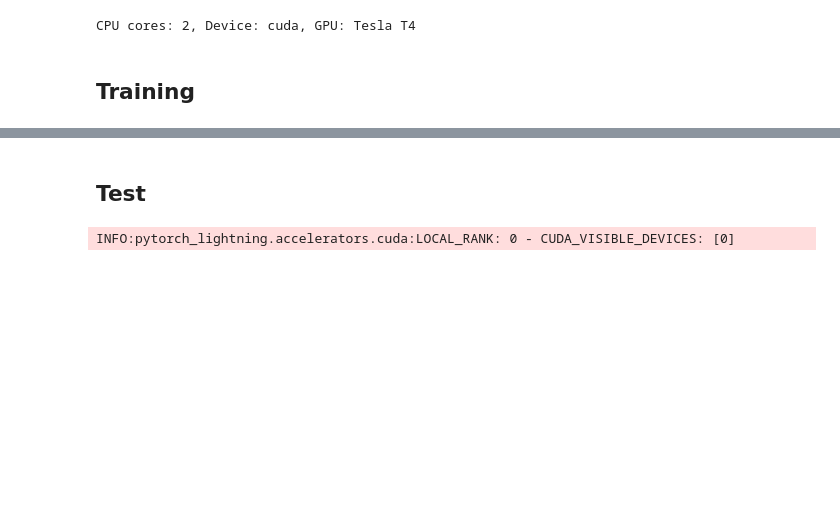
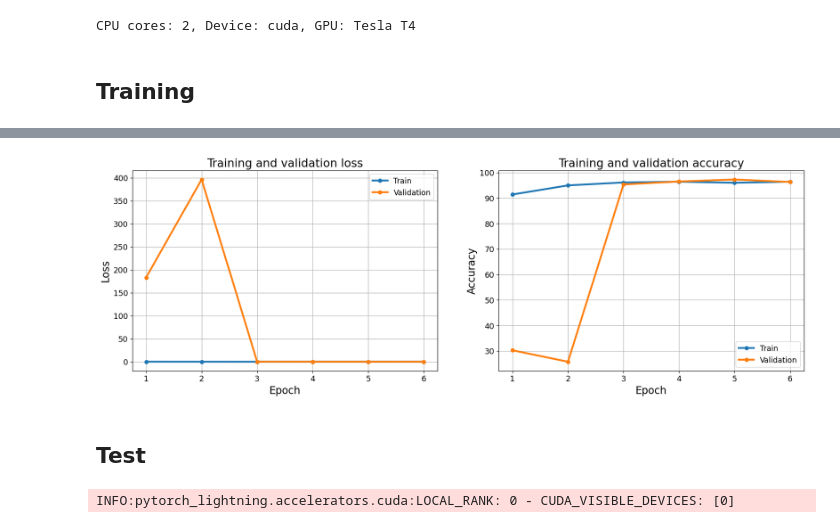
Before and after one commit to Alessandrus00/PneumoniaDetection, a Jupyter notebook: colab/Pneumonia_Lightning.ipynb, the cells around one changed output, grey strips where cells are left out. Drawn from its saved outputs; the diff is of its cells as text; code cells hidden in the pictures; blank space fills up the shorter version.

```diff
--- a/colab/Pneumonia_Lightning.ipynb
+++ b/colab/Pneumonia_Lightning.ipynb
@@ -143,3 +154,7 @@ INFO:lightning.pytorch.utilities.rank_zero:Restored all states from the checkpoi
+# %%
+utilities.plot_results(checkpoint_path,0)
+# %% [output]
+[figure, added]
 # %% [markdown]
 ## Test
 # %%
```
Also changed, not shown: parts of 9 cells of this notebook.
